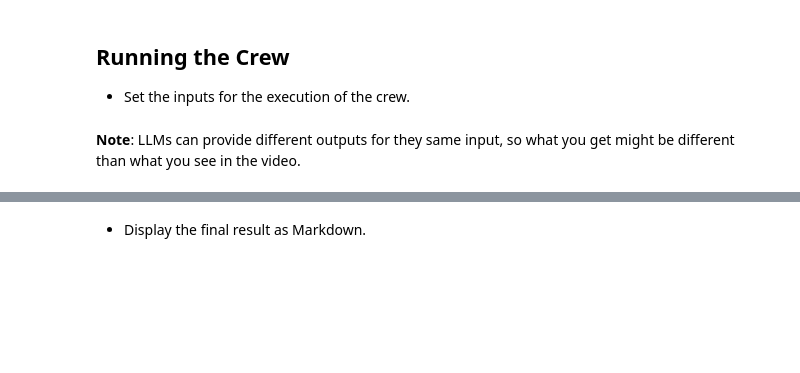
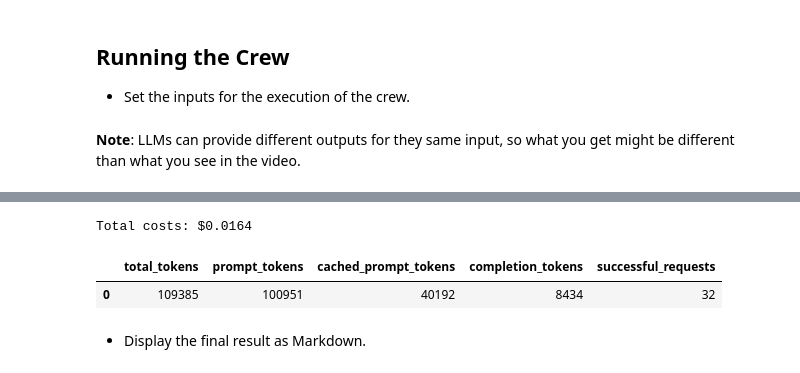
Before and after one commit to SimbioAI/frameworks-demo, a Jupyter notebook: CrewAI-Tutorial/General/financial_analysis.ipynb, the cells around one changed output, grey strips where cells are left out. Drawn from its saved outputs; the diff is of its cells as text; code cells hidden in the pictures; blank space fills up the shorter version.

```diff
--- a/CrewAI-Tutorial/General/financial_analysis.ipynb
+++ b/CrewAI-Tutorial/General/financial_analysis.ipynb
@@ -199,3 +217,16 @@ result = financial_trading_crew.kickoff(inputs=financial_trading_inputs)
+# %%
+import pandas as pd
+
+costs = 0.150 * (financial_trading_crew.usage_metrics.prompt_tokens + financial_trading_crew.usage_metrics.completion_tokens) / 1_000_000
+print(f"Total costs: ${costs:.4f}")
+
+# Convert UsageMetrics instance to a DataFrame
+df_usage_metrics = pd.DataFrame([financial_trading_crew.usage_metrics.dict()])
+df_usage_metrics
+# %% [output]
+Total costs: $0.0164
+|  | total_tokens | prompt_tokens | cached_prompt_tokens | completion_tokens | successful_requests |
+| 0 | 109385 | 100951 | 40192 | 8434 | 32 |
 # %% [markdown]
 - Display the final result as Markdown.
 # %%
```
Also changed, not shown: parts of 2 cells of this notebook, 6 other files.
